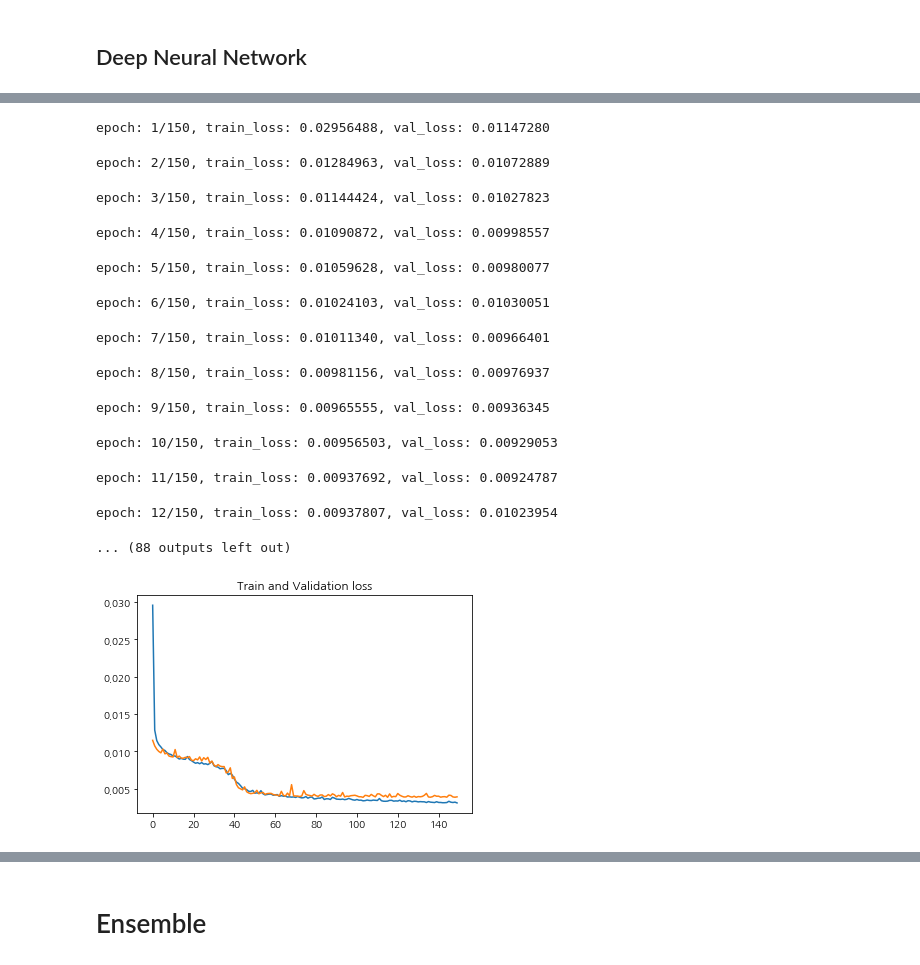
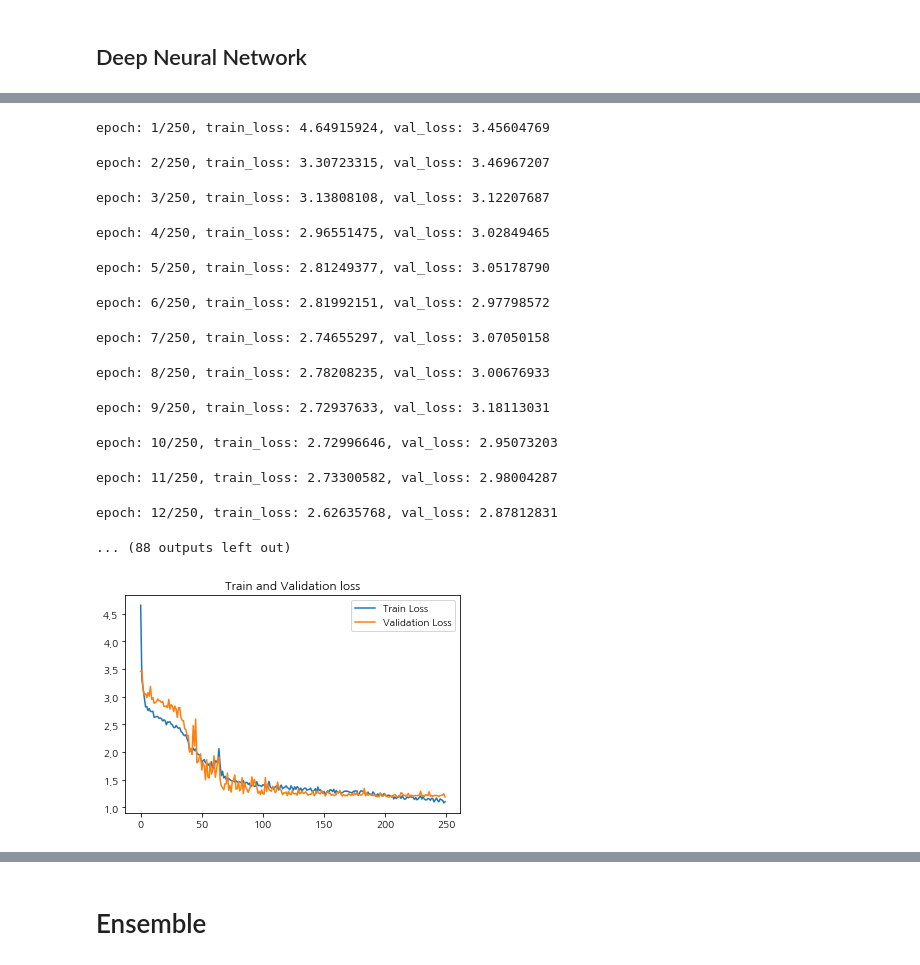
Before and after one commit to kimsunghun00/k-forest, a Jupyter notebook: K-Forest1-Copy4.ipynb, the cells around one changed output, grey strips where cells are left out. Saved outputs shown, nothing was run; the diff lists cells and outputs as text; code cells hidden in the pictures.

```diff
--- a/K-Forest1-Copy4.ipynb
+++ b/K-Forest1-Copy4.ipynb
@@ -614,7 +608,7 @@ mean_squared_error(y_test, gbm_pred)
 # %%
 from sklearn.ensemble import AdaBoostRegressor
 
-ada = AdaBoostRegressor(n_estimators = 100, learning_rate = 0.1)
+ada = AdaBoostRegressor(n_estimators = 500, learning_rate = 0.1)
 ada.fit(X_train, y_train)
 
 ada_pred = ada.predict(X_test)
@@ -632,7 +626,7 @@ mean_squared_error(y_test, ada_pred)
 import xgboost as xgb
 print(xgb.__version__)
 
-xgb_reg = xgb.XGBRegressor(learning_rate=0.01, max_depth=15, n_estimators=500)
+xgb_reg = xgb.XGBRegressor(learning_rate=0.1, max_depth=15, n_estimators=1000)
 xgb_reg.fit(X_train, y_train, verbose=False)
 
 xgb_pred = xgb_reg.predict(X_test)
@@ -709,7 +704,7 @@ train_loader = DataLoader(train_dataset, batch_size = BATCH_SIZE, shuffle = True
 test_loader = DataLoader(test_dataset, batch_size = BATCH_SIZE, shuffle = False)
 # %%
 from model import Model
-model = Model(input_size = dX_train.shape[1], hidden_size = 256)
+model = Model(input_size = dX_train.shape[1], hidden_size = 128)
 # %%
 from torch.optim import Adam
 from train import Trainer
@@ -731,34 +726,35 @@ Model(
 # %%
 MSE = nn.MSELoss(reduction = 'mean')
 trainer = Trainer(model, train_loader, test_loader, criterion = MSE, optimizer = Adam,
-                  epochs = 150, lr = 0.001, l2_norm =0.05, device = device)
+                  epochs = 250, lr = 0.005, l2_norm=0.01, device = device)
 trainer.fit()
 # %% [output]
-epoch: 1/150, train_loss: 0.02956488, val_loss: 0.01147280
+epoch: 1/250, train_loss: 4.64915924, val_loss: 3.45604769
-epoch: 2/150, train_loss: 0.01284963, val_loss: 0.01072889
+epoch: 2/250, train_loss: 3.30723315, val_loss: 3.46967207
-epoch: 3/150, train_loss: 0.01144424, val_loss: 0.01027823
+epoch: 3/250, train_loss: 3.13808108, val_loss: 3.12207687
-epoch: 4/150, train_loss: 0.01090872, val_loss: 0.00998557
+epoch: 4/250, train_loss: 2.96551475, val_loss: 3.02849465
-epoch: 5/150, train_loss: 0.01059628, val_loss: 0.00980077
+epoch: 5/250, train_loss: 2.81249377, val_loss: 3.05178790
-epoch: 6/150, train_loss: 0.01024103, val_loss: 0.01030051
+epoch: 6/250, train_loss: 2.81992151, val_loss: 2.97798572
-epoch: 7/150, train_loss: 0.01011340, val_loss: 0.00966401
+epoch: 7/250, train_loss: 2.74655297, val_loss: 3.07050158
-epoch: 8/150, train_loss: 0.00981156, val_loss: 0.00976937
+epoch: 8/250, train_loss: 2.78208235, val_loss: 3.00676933
-epoch: 9/150, train_loss: 0.00965555, val_loss: 0.00936345
+epoch: 9/250, train_loss: 2.72937633, val_loss: 3.18113031
-epoch: 10/150, train_loss: 0.00956503, val_loss: 0.00929053
+epoch: 10/250, train_loss: 2.72996646, val_loss: 2.95073203
-epoch: 11/150, train_loss: 0.00937692, val_loss: 0.00924787
+epoch: 11/250, train_loss: 2.73300582, val_loss: 2.98004287
-epoch: 12/150, train_loss: 0.00937807, val_loss: 0.01023954
+epoch: 12/250, train_loss: 2.62635768, val_loss: 2.87812831
 ... (88 outputs left out)
 # %%
 import matplotlib.pyplot as plt
 %matplotlib inline
 
 history = trainer.history()
 
-plt.plot(history['train_loss'])
-plt.plot(history['val_loss'])
+plt.plot(history['train_loss'], label='Train Loss')
+plt.plot(history['val_loss'], label='Validation Loss')
 plt.title('Train and Validation loss')
+plt.legend()
 plt.show()
 # %% [output]
-[figure, old version]
+[figure, new version]
 # %%
 trainer.evaluation(test_loader, device)
 # %% [output]
```
Also changed, not shown: parts of 42 cells of this notebook.
